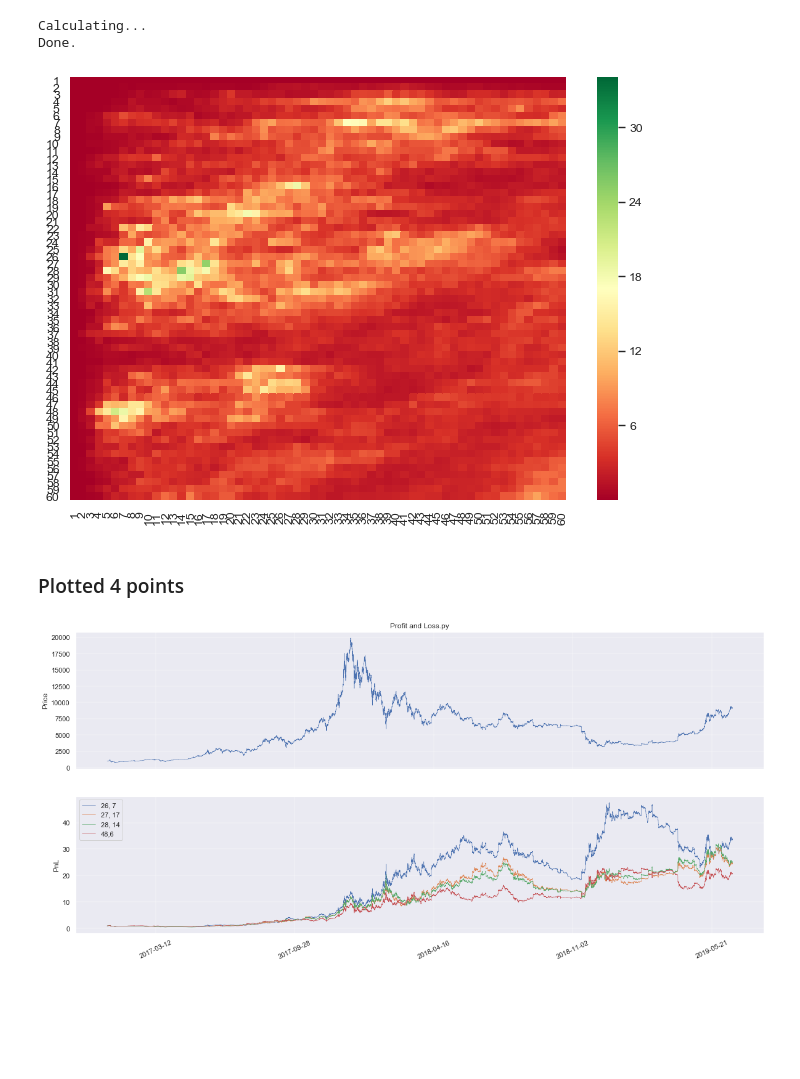
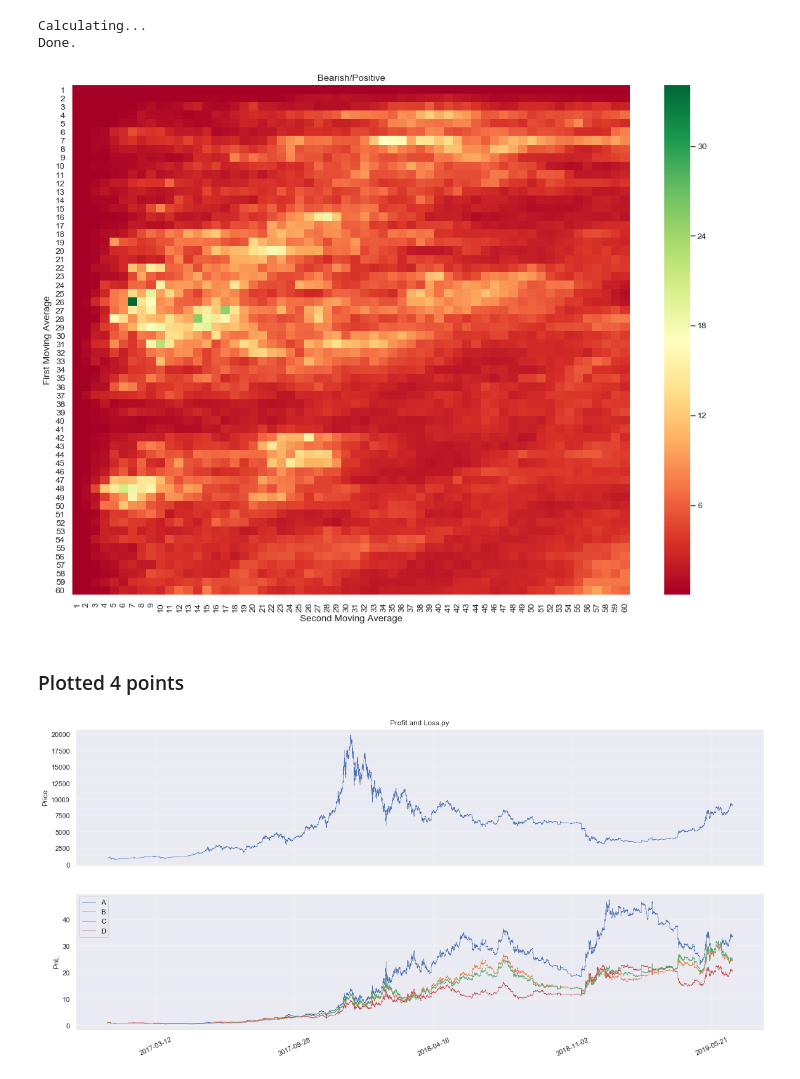
Before and after one commit to augmento-ai/quant-reseach, a Jupyter notebook: notebooks/1_backtesting_different_sentiment_pairs.ipynb, the cells around one changed output. Drawn from its saved outputs; the diff is of its cells as text; code cells hidden in the pictures; blank space fills up the shorter version.

```diff
--- a/notebooks/1_backtesting_different_sentiment_pairs.ipynb
+++ b/notebooks/1_backtesting_different_sentiment_pairs.ipynb
@@ -211,12 +211,15 @@ Calculating...
 Done.
 # %%
 # plot
-figure(num=None, figsize=(10, 7), dpi=80, facecolor='w', edgecolor='black')
+
+figure(num=None, figsize=(16, 12), dpi=80, facecolor='w', edgecolor='black')
 ax = sns.heatmap(total_s, linewidth=0.00, cmap="RdYlGn",yticklabels=np.arange(ix+1,end_x+1),xticklabels=np.arange(iy+1,end_y+1))
-
+ax.set_title('Bearish/Positive')
+ax.set_ylabel('First Moving Average')
+ax.set_xlabel('Second Moving Average')
 plt.show()
 # %% [output]
-[figure, old version]
+[figure, new version]
 # %% [markdown]
 ### Plotted 4 points
 # %%
@@ -257,7 +260,7 @@ ax[1].plot(datenum_aug_data, pnl, linewidth=0.5)
 ax[1].plot(datenum_price_data, pnl1, linewidth=0.5)
 ax[1].plot(datenum_price_data, pnl2, linewidth=0.5)
 ax[1].plot(datenum_price_data, pnl3, linewidth=0.5)
-ax[1].legend(("26, 7","27, 17","28, 14","48,6"))
+ax[1].legend(("A","B","C","D"))
 
 
 # label axes
@@ -277,4 +280,4 @@ ax[0].xaxis.set_major_formatter(xfmt)
 # show the plot
 plt.show()
 # %% [output]
-[figure, old version]
+[figure, new version]
```
Also changed, not shown: parts of 3 cells of this notebook.
